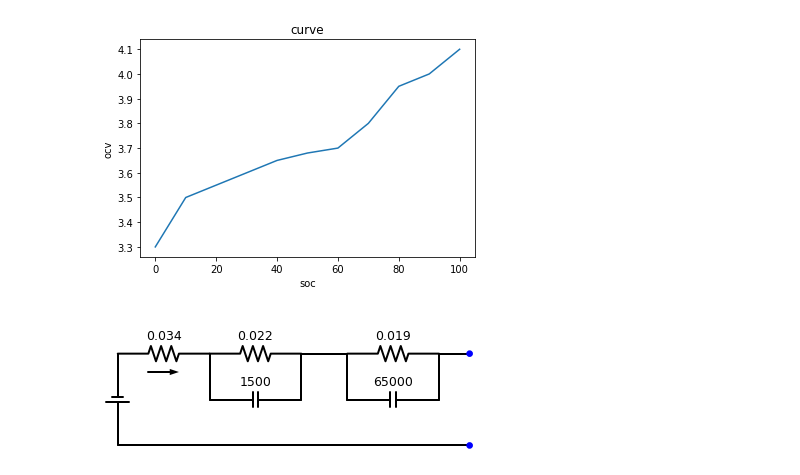
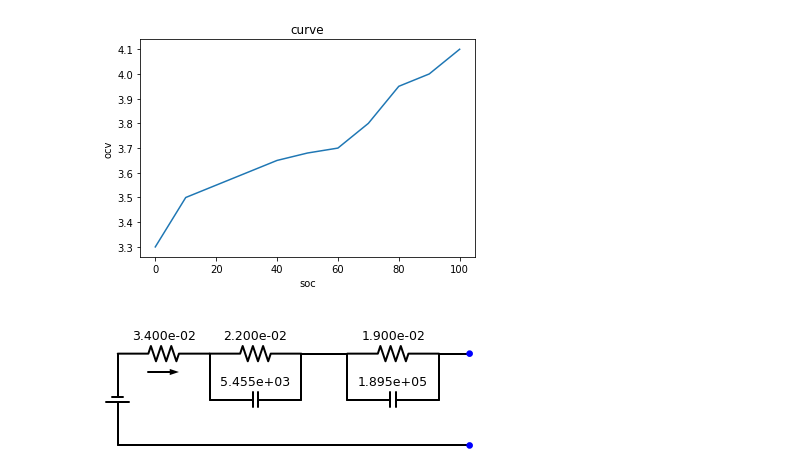
Before and after one commit to tonylee2016/batterylearn, a Jupyter notebook: notebook/simulation.ipynb, the cells around one changed output. Cells and saved outputs as stored; diff of their text form; code cells hidden in the pictures.

```diff
--- a/notebook/simulation.ipynb
+++ b/notebook/simulation.ipynb
@@ -21,20 +21,20 @@ c1.display()
 # %%
 param = {
  "R0": 0.034,
  "R1": 0.022,
- "C1": 1500,
+ "tau1": 120,
  "R2": 0.019,
- "C2": 65000,
+ "tau2": 3600,
  "CAP": 15,
  "ce": 0.96,
  "v_limits": [2.5, 4.5],
  "SOC_RANGE": [0.0, 100.0],
 }
 
 m1 = EcmCell(name="cell_model1", parameters=param, curve=c1)
 m1.display()
 # %% [output]
-[figure, old version]
+[figure, new version]
 # %%
 dt = 0.1
 CURR_EXCITATION = 7.5
```
Also changed, not shown: parts of 2 cells of this notebook, 8 other files.
